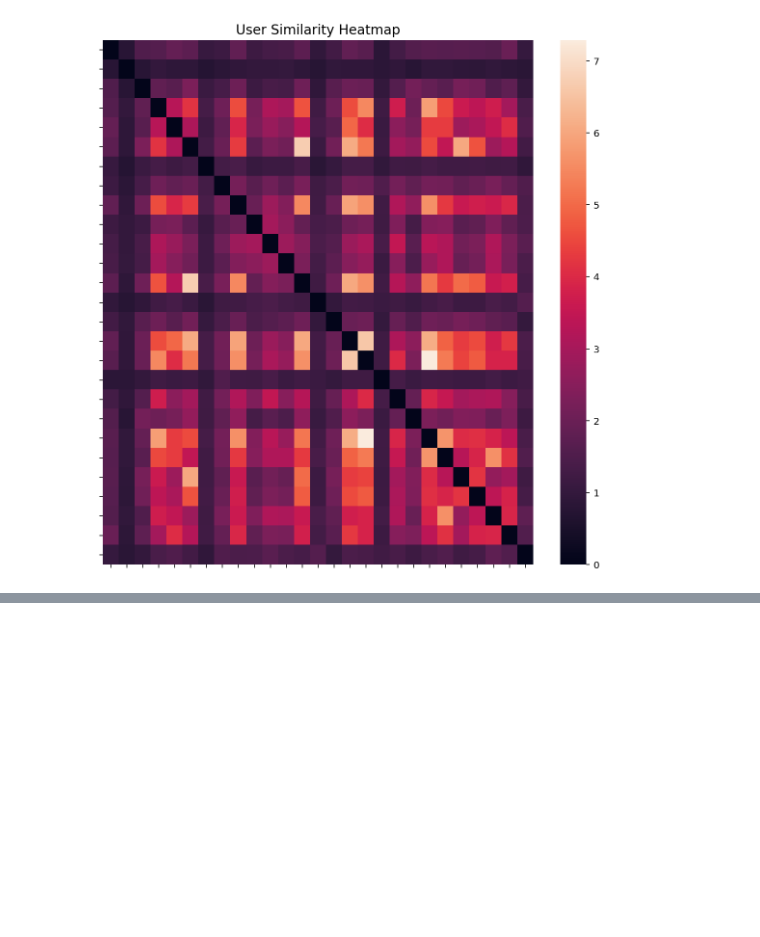
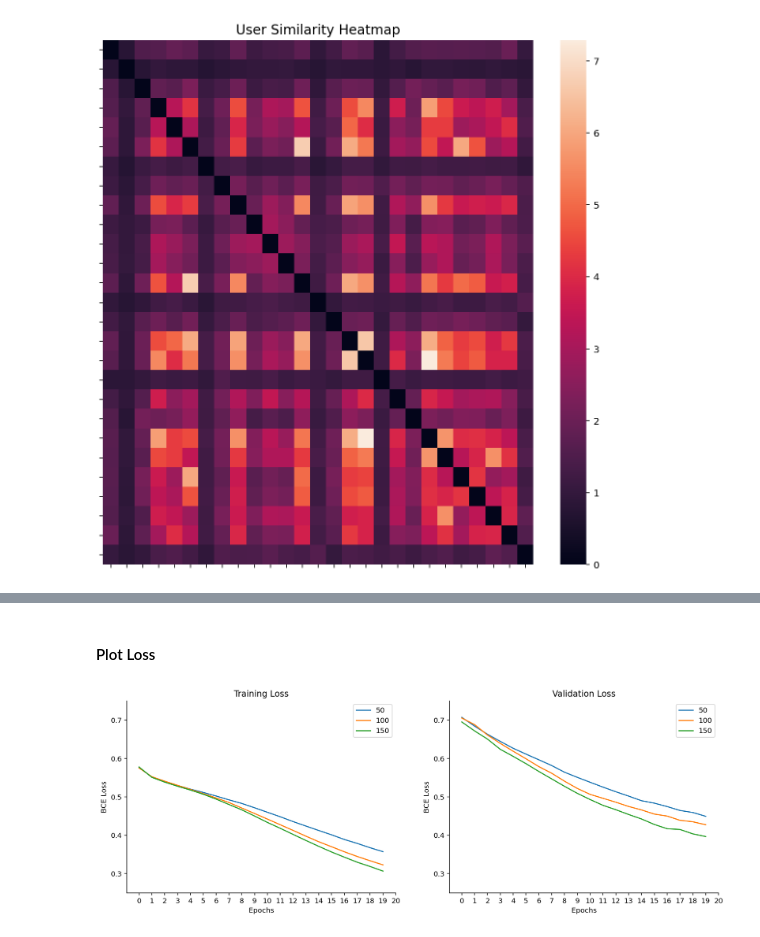
Before and after one commit to martiheit/ayyo_user_similarity, a Jupyter notebook: final.ipynb, the cells around one changed output, grey strips where cells are left out. Cells and saved outputs as stored; diff of their text form; code cells hidden in the pictures; blank space fills up the shorter version.

```diff
--- a/final.ipynb
+++ b/final.ipynb
@@ -377,0 +521,3 @@ I'm thinking that once we have a lot of sample users, we can take the user that
+# %%
+dataset = AyyoDataset(users_to_lyrics, wiki_emb, tokenizer=tokenizer)
+dataloader = DataLoader(dataset)
@@ -413,0 +666,4 @@ $$\text {similarity score = }\frac 1 {\lVert \vec u_i - \vec u_j \rVert}$$
+# %%
+model = Song_Pred_NN(100)
+lossFun = nn.BCEWithLogitsLoss()
+optimizer = optim.Adam(Spotify_model.parameters(), lr = 0.001)
@@ -413,0 +688,12 @@ $$\text {similarity score = }\frac 1 {\lVert \vec u_i - \vec u_j \rVert}$$
+# %%
+train_loss_dict = {}
+val_loss_dict = {}
+for hs in [50, 100, 150]:
+    Spotify_model = Song_Pred_NN(hs)
+    # feeds outputs through a sigmoid before computing BCE Loss
+    lossFun = nn.BCEWithLogitsLoss()
+    optimizer = optim.Adam(Spotify_model.parameters(), lr = 0.001)
+    train_loss, val_loss = train_model(Spotify_model, train_dl, valid_dl, optimizer, lossFun)
+
+    train_loss_dict[hs] = train_loss
+    val_loss_dict[hs] = val_loss
@@ -413,0 +718,39 @@ $$\text {similarity score = }\frac 1 {\lVert \vec u_i - \vec u_j \rVert}$$
+# %% [markdown]
+#### Plot Loss
+# %%
+fig, axs = plt.subplots(1, 2, figsize=(15,5))
+axs[0].plot(train_loss_dict[50], label = '50')
+axs[1].plot(val_loss_dict[50], label = '50')
+
+axs[0].plot(train_loss_dict[100], label = '100')
+axs[1].plot(val_loss_dict[100], label = '100')
+
+axs[0].plot(train_loss_dict[150], label = '150')
+axs[1].plot(val_loss_dict[150], label = '150')
+
+axs[0].legend()
+axs[1].legend()
+
+axs[0].set_xlabel('Epochs')
+axs[0].set_ylabel('BCE Loss')
+axs[1].set_xlabel('Epochs')
+axs[1].set_ylabel('BCE Loss')
+
+axs[0].set_ylim([0.25,0.75])
+axs[1].set_ylim([0.25,0.75])
+
+axs[0].set_xticks(np.arange(21))
+axs[1].set_xticks(np.arange(21))
+
+axs[0].set_title('Training Loss')
+axs[1].set_title('Validation Loss')
+
+# Hide the right and top spines
+axs[0].spines.right.set_visible(False)
+axs[0].spines.top.set_visible(False)
+axs[1].spines.right.set_visible(False)
+axs[1].spines.top.set_visible(False)
+
+plt.show()
+# %% [output]
+[figure, added]
```
Also changed, not shown: parts of 101 cells of this notebook, 4 other files.
